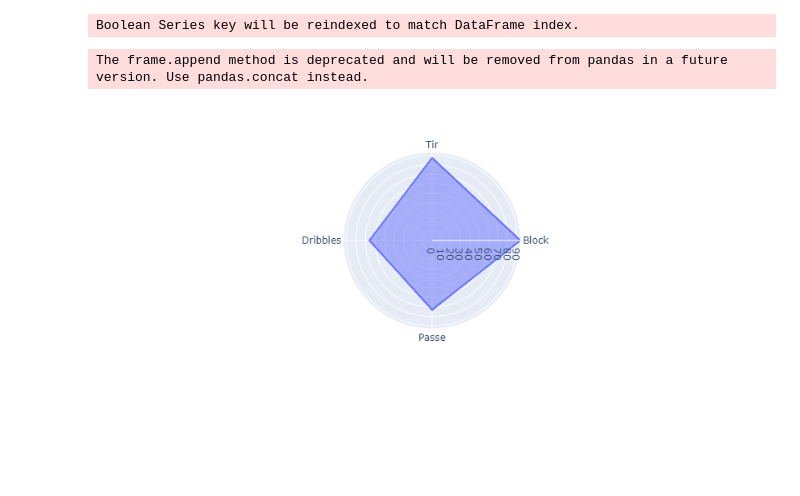
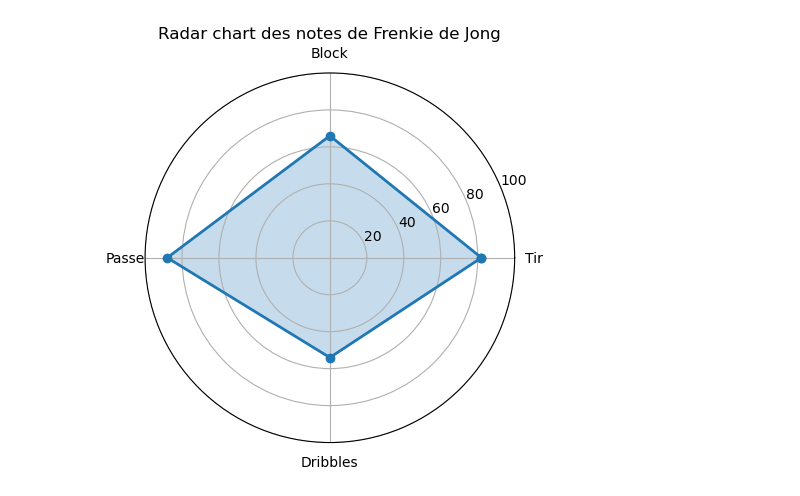
Before and after one commit to Andraaz/Mbappe-mange-Messi, a Jupyter notebook: Milieu.ipynb, the cells around one changed output. Drawn from its saved outputs; the diff is of its cells as text; code cells hidden in the pictures; blank space fills up the shorter version.

```diff
--- a/Milieu.ipynb
+++ b/Milieu.ipynb
@@ -173,0 +146,16 @@ See the caveats in the documentation: https://pandas.pydata.org/pandas-docs/stab
+# %%
+def calculate_score(row, list_features:list):
+    coef = min(0.5 + 0.5 * (row["MP"] / 30), 1)
+    score = row[list_features].sum() / len(list_features)
+    return round(score * coef)
+# %%
+## Notes par stats
+atq["Tir"]=atq.apply(lambda row: calculate_score(row,["but_par_tir_cadre","but_par_tir","but_par_90min"]), axis=1)
+atq["Tete"]=atq.apply(lambda row:calculate_score(row,["tete_reussi" , "passe_avec_tete"]) , axis=1)
+atq["Passe"]=atq.apply(lambda row:calculate_score(row,["pass_short_comp","pass_medium_comp","pass_long_comp"]), axis=1)
+atq["Dribbles"]=atq.apply(lambda row:calculate_score(row,["Dribbles_reussis","Dribles_passes"]), axis=1)
+atq["Block"]=atq.apply(lambda row:calculate_score(row,["BlockPasse" , "BlockTir", "Block"]) , axis=1)
+atq["Tacle"]=atq.apply(lambda row:calculate_score(row,["fautes","tacles_gagnes","carton_rouge","carton_jaune"]), axis=1)
+
+##Note finale
+atq["Note Finale"] = round((atq[["Tir", "Passe", "Dribbles", "Block"]].mean(axis=1)))
@@ -174,2 +180,3 @@ See the caveats in the documentation: https://pandas.pydata.org/pandas-docs/stab
 # %%
-Stats_milieu = atq.drop(columns=["G/90","G/Sh","G/SoT","PKGoals","PKAttempted","Goals","Pass","PassCompleted","PassComp%","PasShoCmp%","PasMedCmp%","PasLonCmp%","Assist","Cross","CrossCompleted","CrossComp%","Tackle_Won","SucDribble","Dribble","DribbleComp%","YCards","RCards","Fls","Fld","OGoals","AerWon","AerLost","AerWon%","AerLost","AerLost%","PasswHead","PasswHead%","PKwon","but_par_tir","but_par_tir_cadre","but_par_90min","BlockPasse","BlockTir","Blocks","BlkShSv","BlkSh","pass_short_comp","pass_medium_comp","pass_long_comp","DribblePast%","Dribbles_reussis","Dribles_passes"])
+Stats_milieu = atq
+#Stats_milieu = atq.drop(columns=["G/90","G/Sh","G/SoT","PKAttempted","Pass","PassCompleted","PassComp%","PasShoCmp%","PasMedCmp%","PasLonCmp%","Assist","Cross","CrossCompleted","CrossComp%","Tackle_Won","SucDribble","Dribble","DribbleComp%","YCards","RCards","Fls","Fld","OGoals","AerWon","AerLost","AerWon%","AerLost","AerLost%","PasswHead","PasswHead%","PKwon","but_par_tir","but_par_tir_cadre","but_par_90min","BlockPasse","BlockTir","pass_short_comp","pass_medium_comp","pass_long_comp","DribblePast%","Dribbles_reussis","Dribles_passes","Tackle","Tackle_Won%","Blocks","BlkSh","BlkShSv"])
@@ -195,0 +205,42 @@ Stats_milieu.sort_values('Note Finale', ascending = False).head(20)
+# %%
+import matplotlib.pyplot as plt
+from math import pi
+
+# Sélectionner les notes de Robert
+jong = Stats_milieu[(Stats_milieu.Player == "Frenkie de Jong")]
+
+# Créer une liste avec les noms des notes
+categories = ['Tir', 'Block', 'Passe', 'Dribbles']
+
+# Créer une liste avec les valeurs de chaque note, normalisées sur une échelle de 0 à 100
+values = jong.loc[:, categories].values.tolist()[0]
+
+# Ajouter la première valeur à la fin de la liste pour fermer le graphique
+values += values[:1]
+
+# Créer un array avec les angles de chaque axe
+angles = [n / float(len(categories)) * 2 * pi for n in range(len(categories))]
+angles += angles[:1]
+
+# Initialiser le graphique en polar
+ax = plt.subplot(111, polar=True)
+
+# Dessiner le polygone en utilisant les valeurs et les angles
+ax.plot(angles, values, 'o-', linewidth=2)
+
+# Remplir le polygone avec une couleur transparente
+ax.fill(angles, values, alpha=0.25)
+
+# Ajouter des labels aux axes
+ax.set_thetagrids([a * 180 / pi for a in angles[:-1]], categories)
+
+# Définir la limite maximale des axes à 100
+ax.set_ylim([0, 100])
+
+# Afficher le titre du graphique avec le nom de Robert
+plt.title("Radar chart des notes de Frenkie de Jong")
+
+# Afficher le graphique
+plt.show()
+# %% [output]
+[figure, added]
@@ -199,16 +263,0 @@ Stats_milieu.sort_values('Note Finale', ascending = False).head(20)
-# %%
-jong = atq[(df_football_stats.Player == "Manuel Locatelli")]
-# %% [output]
-Boolean Series key will be reindexed to match DataFrame index.
-# %%
-import plotly.express as px
-import pandas as pd
-rd = pd.DataFrame(dict(
-    r=[jong['Tir'].min(), jong['Block'].min(), jong['Passe'].min(),jong['Dribbles'].min()],
-    theta=['Tir','Block','Passe','Dribbles']))
-fig = px.line_polar(rd, r='r', theta='theta', line_close=True)
-fig.update_traces(fill='toself')
-fig.show()
-# %% [output]
-The frame.append method is deprecated and will be removed from pandas in a future version. Use pandas.concat instead.
-[figure, removed]
```
Also changed, not shown: parts of 9 cells of this notebook, 5 other files.
